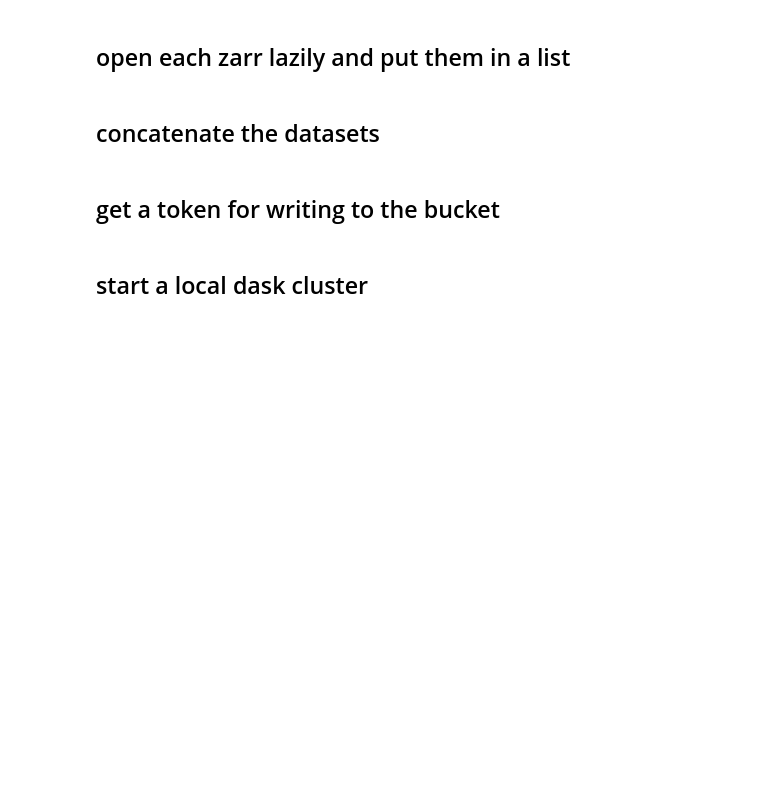
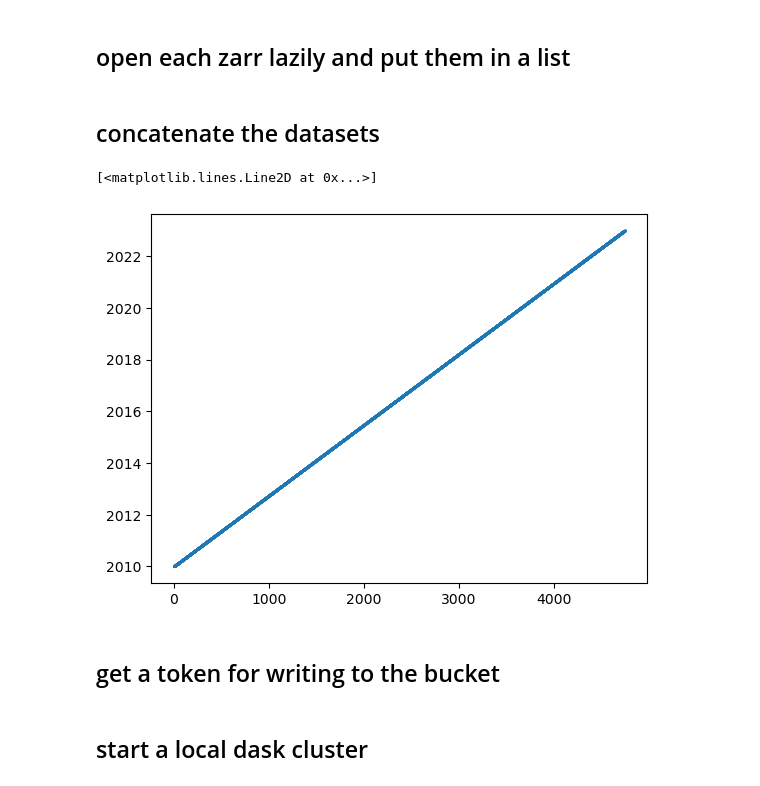
Before and after one commit to ldeo-glaciology/AntPen_NSF_NERC, a Jupyter notebook: code/rcm/daily_RACMO-to-zarr.ipynb, the cells around one changed output. Cells and saved outputs as stored; diff of their text form; code cells hidden in the pictures; blank space fills up the shorter version.

```diff
--- a/code/rcm/daily_RACMO-to-zarr.ipynb
+++ b/code/rcm/daily_RACMO-to-zarr.ipynb
@@ -77,11 +78,17 @@ for i, file in enumerate(tqdm.tqdm(files)):
 # %% [markdown]
 ## open each zarr lazily and put them in a list
 # %%
-ds_list = [xr.open_dataset(f"temp_zarrs/snowmelt{i}.zarr", chunks={"x": -1, "y": -1, "time": 1}, decode_cf=False) for i in range(len(files))]
+ds_list = [xr.open_dataset(f"temp_zarrs/snowmelt{i}.zarr", chunks={"x": -1, "y": -1, "time": 1}, decode_cf=True) for i in range(len(files))]
 # %% [markdown]
 ## concatenate the datasets
 # %%
-all = xr.concat(ds_list, dim="time")
+all = xr.concat(ds_list, dim="time").sortby("time")
+# %%
+import matplotlib.pyplot as plt
+plt.plot(all.time.values, linestyle='None', marker='o', markersize=1)
+# %% [output]
+[<matplotlib.lines.Line2D at 0x...>]
+[figure, added]
 # %% [markdown]
 ## get a token for writing to the bucket
 # %%
```
Also changed, not shown: parts of 10 cells of this notebook.
